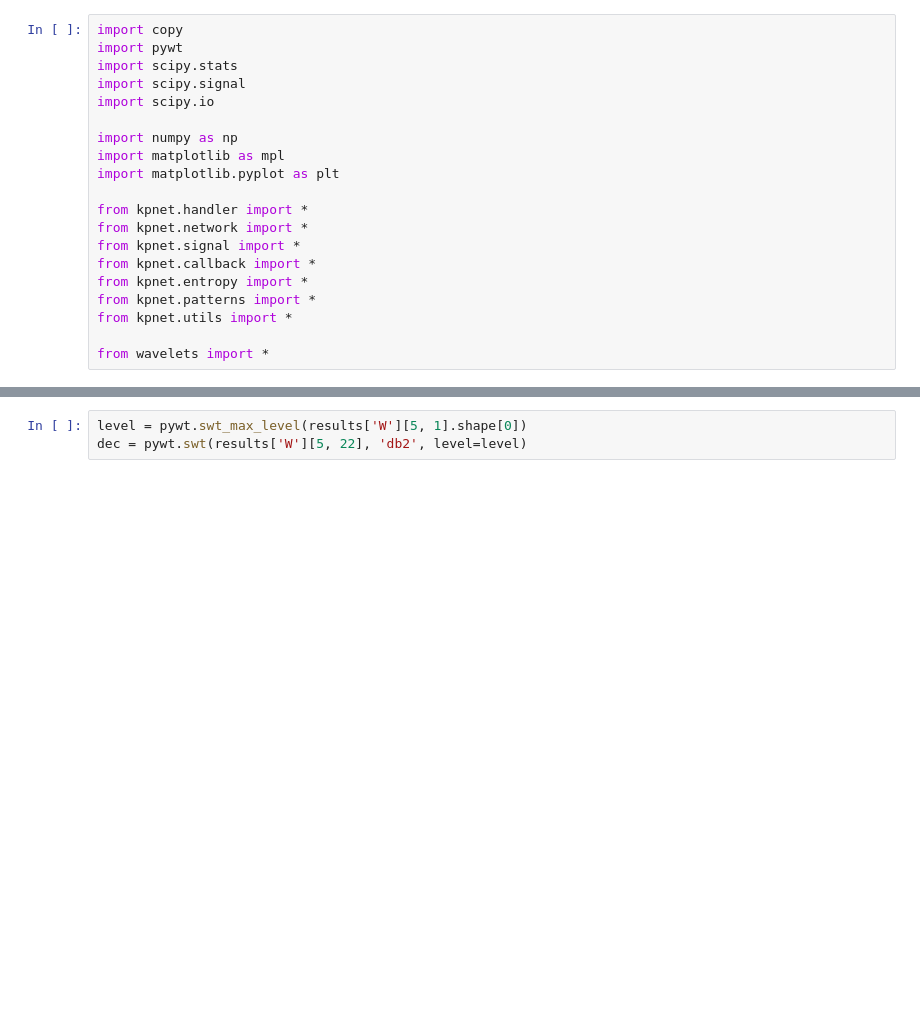
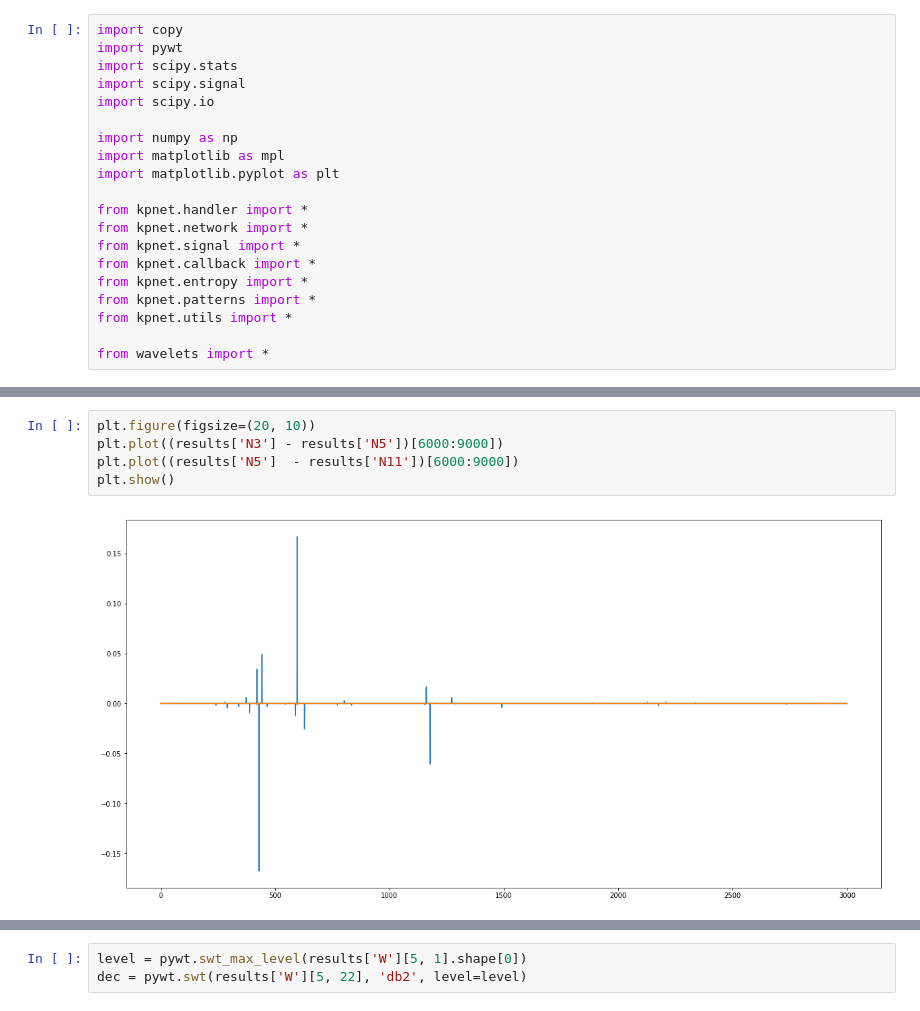
Before and after one commit to dkaravaev/neurodyn, a Jupyter notebook: Original.ipynb, the cells around one changed output, grey strips where cells are left out. Cells and saved outputs as stored; diff of their text form; blank space fills up the shorter version.

```diff
--- a/Original.ipynb
+++ b/Original.ipynb
@@ -42,2 +49,9 @@ Wall time: 5.61 s
+# %%
+plt.figure(figsize=(20, 10))
+plt.plot((results['N3'] - results['N5'])[6000:9000])
+plt.plot((results['N5']  - results['N11'])[6000:9000])
+plt.show()
+# %% [output]
+[figure, added]
 # %%
 plt.figure(figsize=(20, 10))
```
Also changed, not shown: parts of 31 cells of this notebook, 3 other files.
